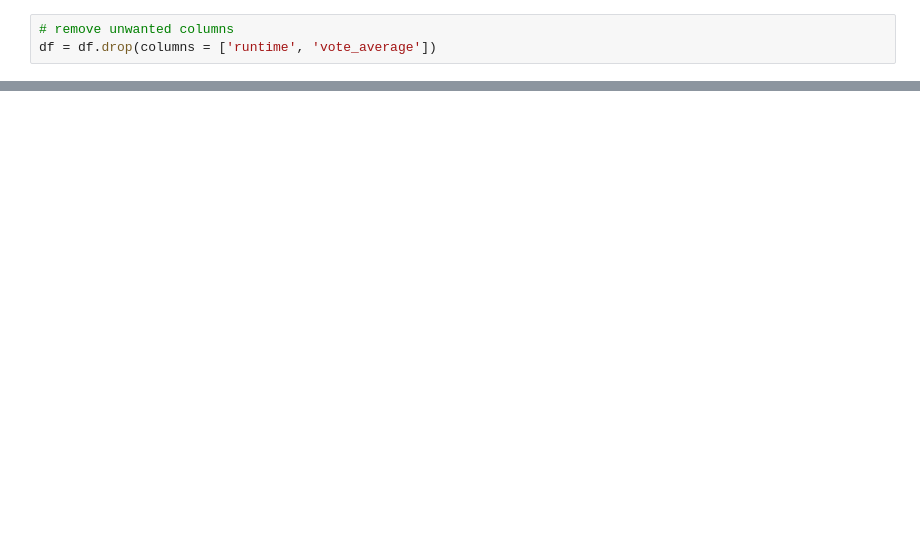
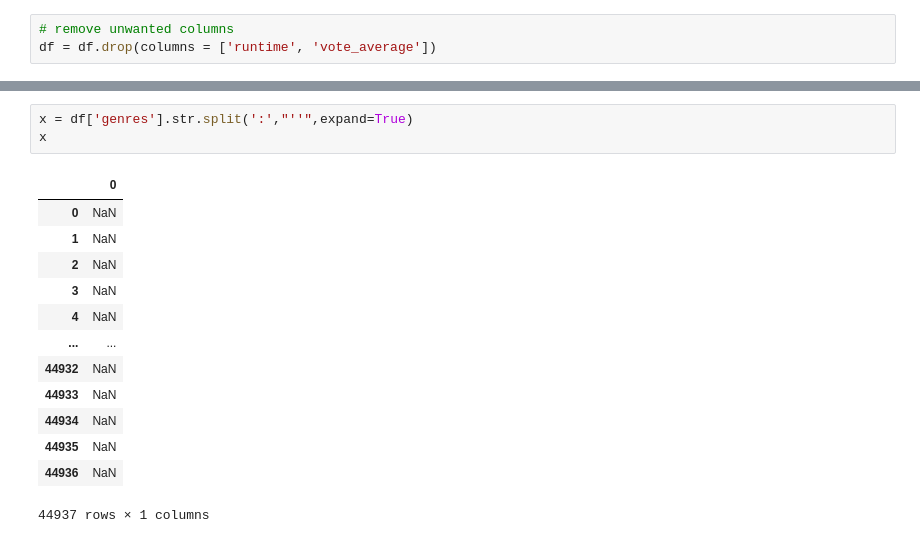
Before and after one commit to fid2445/Project-3-, a Jupyter notebook: Mike Fiddler Project Part 4 Hypothesis Testing.ipynb, the cells around one changed output, grey strips where cells are left out. Cells and saved outputs as stored; diff of their text form; blank space fills up the shorter version.

```diff
--- a/Mike Fiddler Project Part 4 Hypothesis Testing.ipynb
+++ b/Mike Fiddler Project Part 4 Hypothesis Testing.ipynb
@@ -398,0 +441,17 @@ sns.barplot(data=df, x='Diet',y='kg_lost');
+# %%
+x = df['genres'].str.split(':',"''",expand=True)
+x
+# %% [output]
+|  | 0 |
+| 0 | NaN |
+| 1 | NaN |
+| 2 | NaN |
+| 3 | NaN |
+| 4 | NaN |
+| ... | ... |
+| 44932 | NaN |
+| 44933 | NaN |
+| 44934 | NaN |
+| 44935 | NaN |
+| 44936 | NaN |
+44937 rows × 1 columns
```
Also changed, not shown: parts of 15 cells of this notebook.
